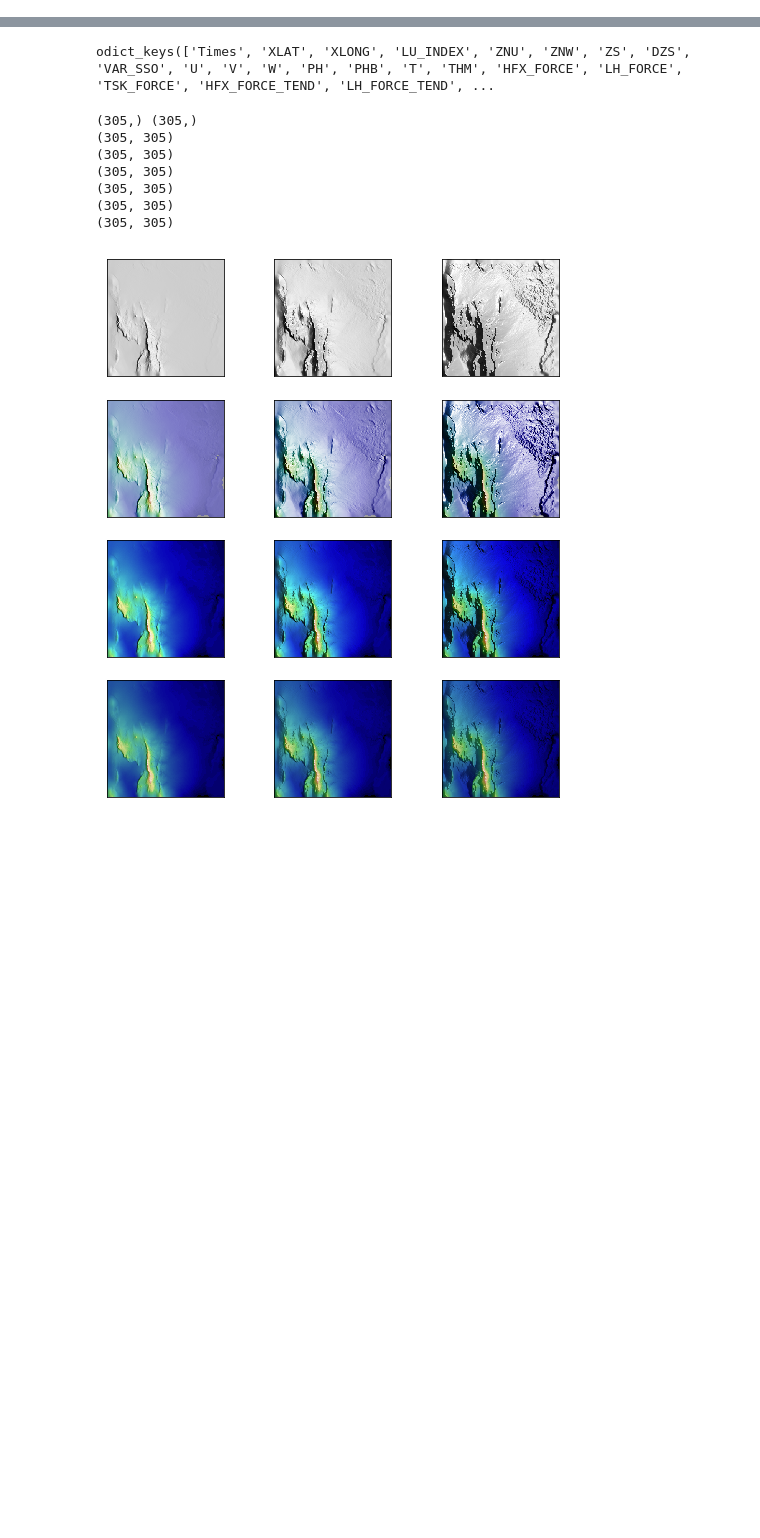
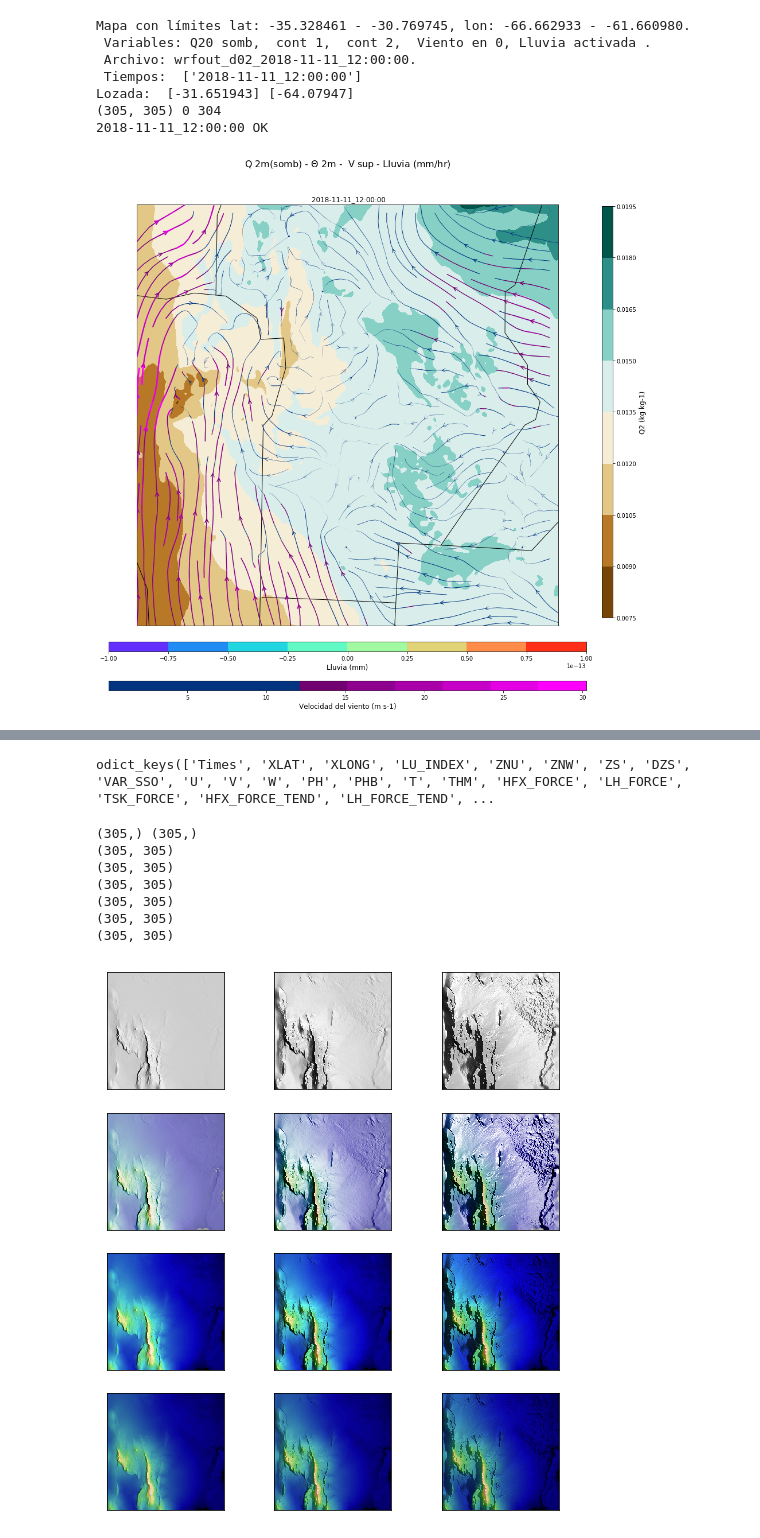
Before and after one commit to agemperador/TESIS, a Jupyter notebook: WRF_SIM.ipynb, the cells around one changed output, grey strips where cells are left out. Cells and saved outputs as stored; diff of their text form; code cells hidden in the pictures; blank space fills up the shorter version.

Commit message:
Mejora de la funcion de graficos en 2d y adicional hovmoller y corte vertical con topografia

```diff
--- a/WRF_SIM.ipynb
+++ b/WRF_SIM.ipynb
@@ -271,0 +453,23 @@ Viento OK
+# %%
+archivo =  "wrfout_d02_2018-11-11_12:00:00"
+path = "/home/agustin/TESIS/Datos/"
+# %%
+#for t in [0,4,8,12,16,20,24,28,32,36,40,44]:
+t = 0
+#for arch in archivos[8:15]:
+mapa_somb_cont2(path="/home/agustin/TESIS/Datos/", archivo=archivo,var_s='Q2',
+                #var_c1='TH2',
+                guardar=False,ini = 0, end = 304,rows = 1, cols = 1,
+                ts = [t], lluvia= True, topografia=False, richardson = False, lev_rich=25,
+                titulo="Q 2m(somb) - $\Theta$ 2m -  V sup - Lluvia (mm/hr)",
+                cmap_s = 'BrBG',cmap_c1='hot_r', viento = True,
+                cmap_lluvia = 'rainbow')
+# %% [output]
+Mapa con límites lat: -35.328461 - -30.769745, lon: -66.662933 - -61.660980.
+ Variables: Q20 somb,  cont 1,  cont 2,  Viento en 0, Lluvia activada .
+ Archivo: wrfout_d02_2018-11-11_12:00:00.
+ Tiempos:  ['2018-11-11_12:00:00']
+Lozada:  [-31.651943] [-64.07947]
+(305, 305) 0 304
+2018-11-11_12:00:00 OK
+[figure, added]
```
Also changed, not shown: parts of 26 cells of this notebook.
